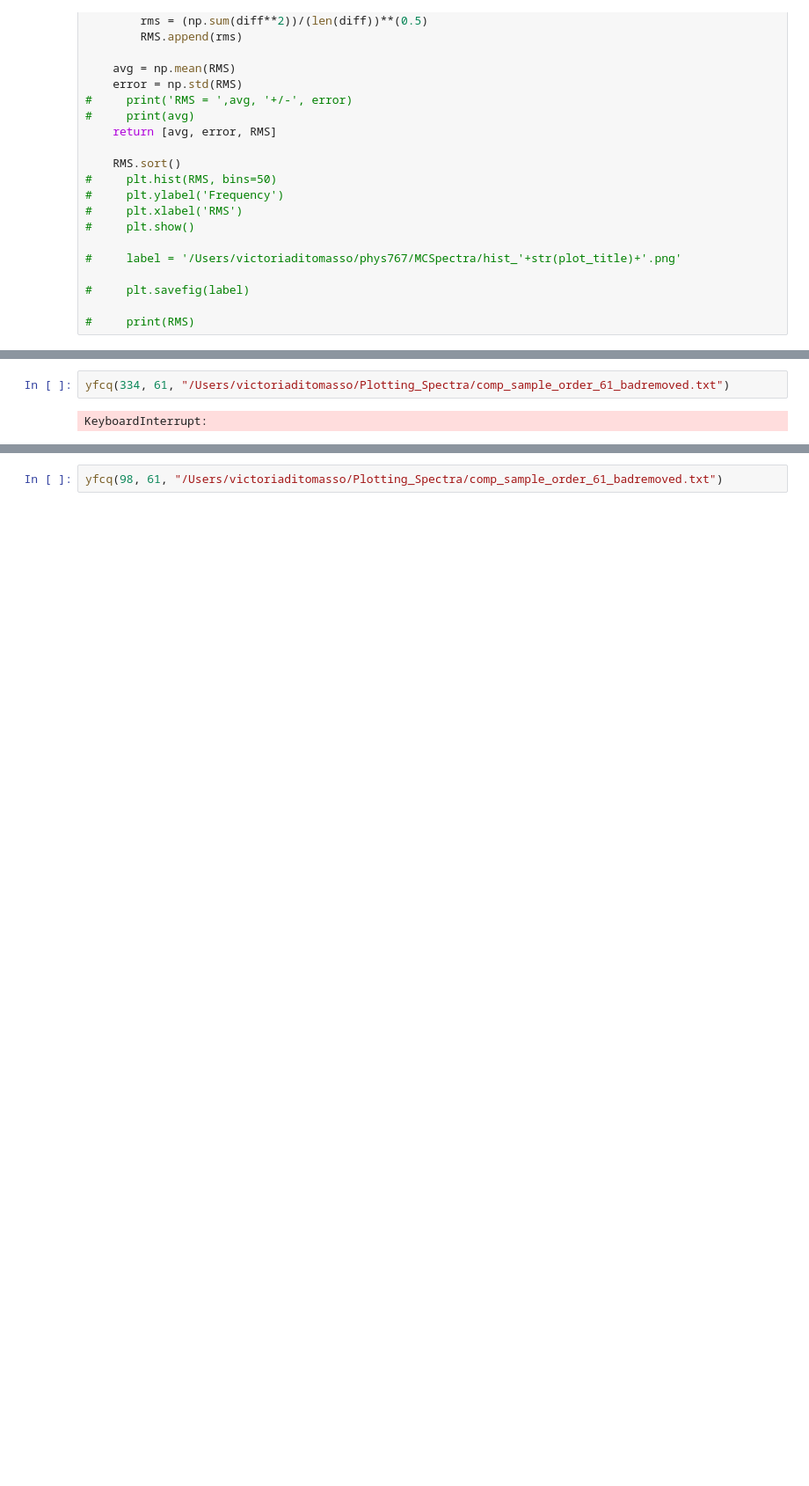
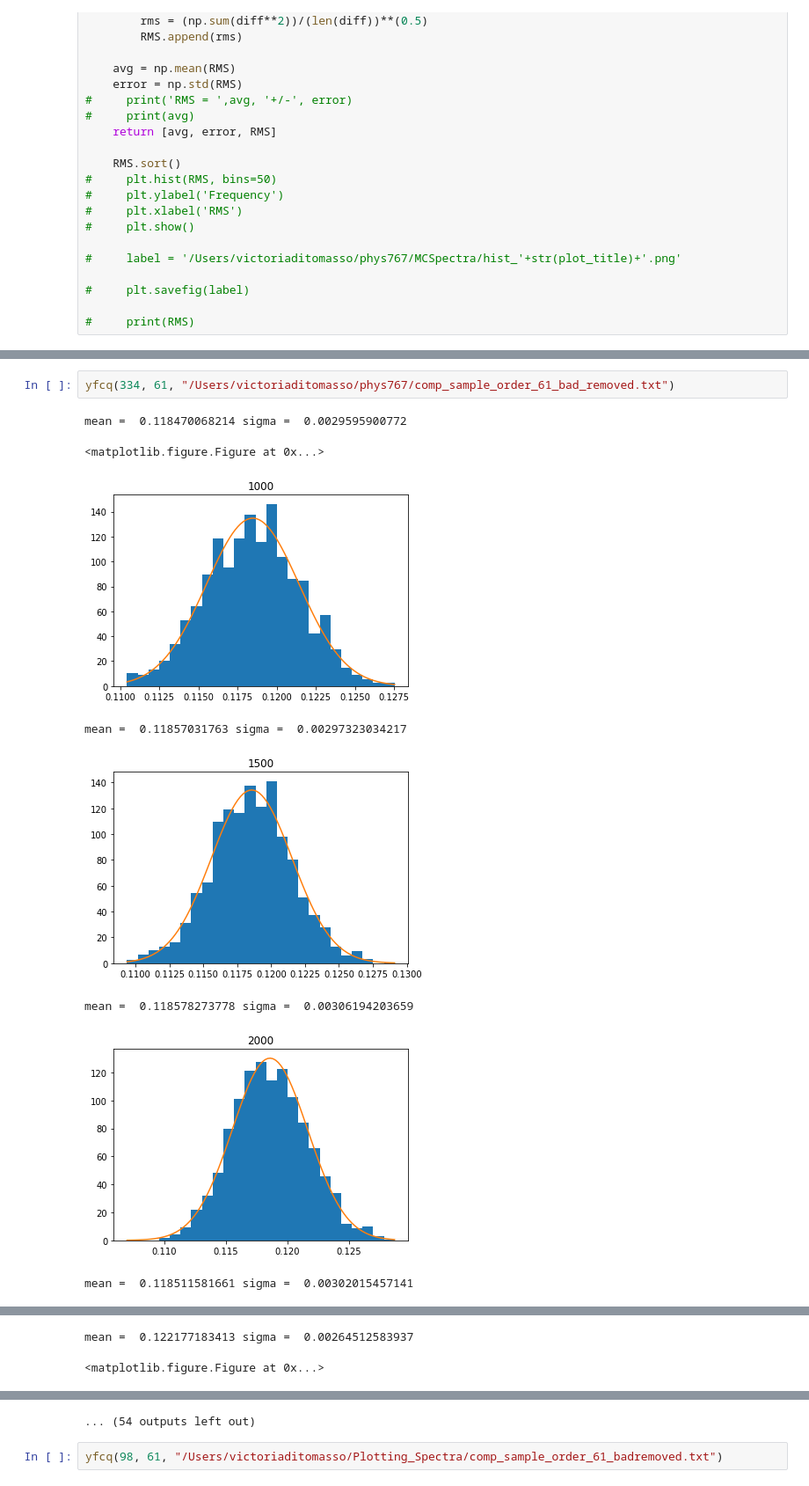
Before and after one commit to vditomasso/mcspectra, a Jupyter notebook: shifty.ipynb, the cells around one changed output, grey strips where cells are left out. Shown at 88% size. Saved outputs shown, nothing was run; the diff lists cells and outputs as text; blank space fills up the shorter version.

Commit message:
tested necessary number of MC iterations, plots histograms with gaussian

```diff
--- a/shifty.ipynb
+++ b/shifty.ipynb
@@ -214,6 +161,13 @@ def yfcq(tar_source_id, spec_order, path_to_comp_sample_dataframe):
 # %% [output]
 Database ready for use
 # %%
-yfcq(334, 61, "/Users/victoriaditomasso/Plotting_Spectra/comp_sample_order_61_badremoved.txt")
+yfcq(334, 61, "/Users/victoriaditomasso/phys767/comp_sample_order_61_bad_removed.txt")
 # %% [output]
-KeyboardInterrupt:
+mean =  0.118470068214 sigma =  0.0029595900772
+<matplotlib.figure.Figure at 0x...>
+[figure, added]
+mean =  0.11857031763 sigma =  0.00297323034217
+[figure, added]
+mean =  0.118578273778 sigma =  0.00306194203659
+[figure, added]
+mean =  0.118511581661 sigma =  0.00302015457141
@@ -219,0 +175,2 @@ KeyboardInterrupt:
+mean =  0.122177183413 sigma =  0.00264512583937
+<matplotlib.figure.Figure at 0x...>
@@ -220,2 +178,3 @@ KeyboardInterrupt:
+... (54 outputs left out)
 # %%
 yfcq(98, 61, "/Users/victoriaditomasso/Plotting_Spectra/comp_sample_order_61_badremoved.txt")
```
Also changed, not shown: parts of 2 cells of this notebook.
